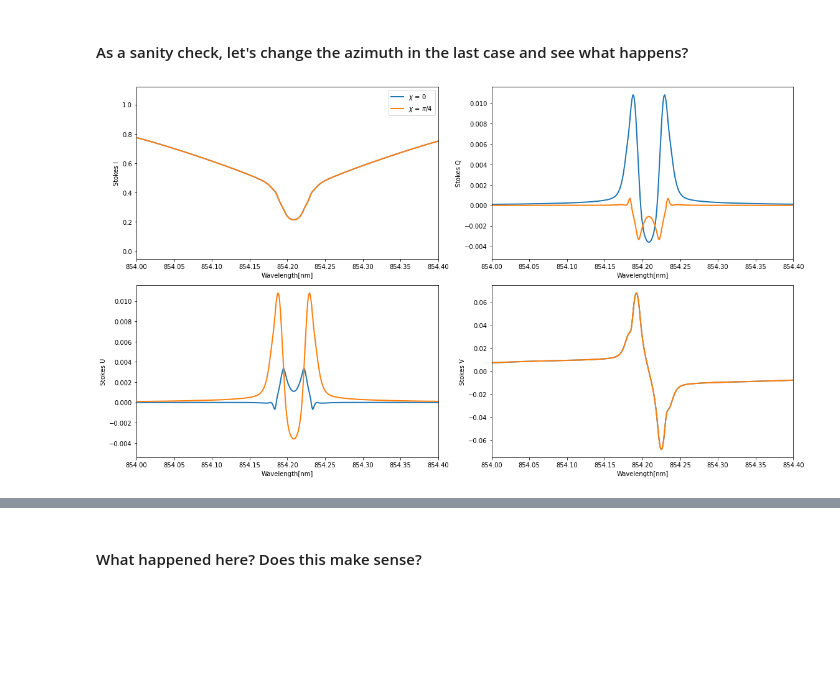
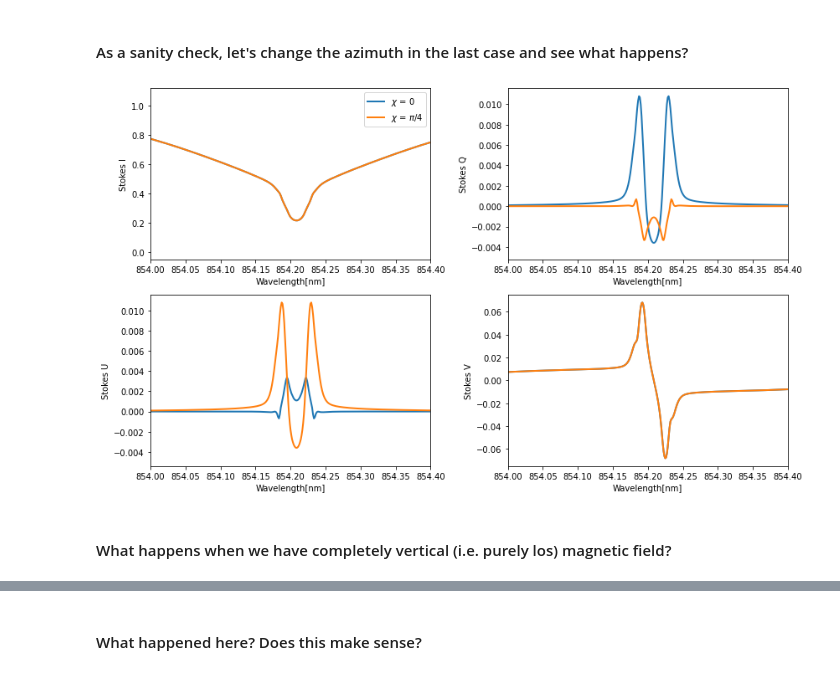
Before and after one commit to ivanzmilic/dkist_workshop_4, a Jupyter notebook: mag_field_influence.ipynb, the cells around one changed output, grey strips where cells are left out. Cells and saved outputs as stored; diff of their text form; code cells hidden in the pictures; blank space fills up the shorter version.

```diff
--- a/mag_field_influence.ipynb
+++ b/mag_field_influence.ipynb
@@ -296,37 +299,39 @@ V3=np.copy(falc.rays[0].V)
 # %%
 norm = 4E-8
 # Now we are going to need a 2x2 spectrum
-plt.figure(figsize=[16,9])
+plt.figure(figsize=[12,7])
 plt.subplot(221)
 plt.plot(waves2,I2/norm,linewidth=2.0,label='$\chi$ = 0')
 plt.plot(waves3,I3/norm,linewidth=2.0,label='$\chi$ = $\pi/4$')
 plt.xlabel("Wavelength[nm]")
 plt.ylabel('Stokes I')
 plt.legend()
 plt.xlim([854.0,854.4])
 #plt.xlim([655.9,656.7])
 plt.subplot(222)
 plt.plot(waves2,Q2/norm,linewidth=2.0,label='$\chi$ = 0')
 plt.plot(waves3,Q3/norm,linewidth=2.0,label='$\chi$ = $\pi/4$')
 plt.xlabel("Wavelength[nm]")
 plt.ylabel('Stokes Q')
 plt.xlim([854.0,854.4])
 #plt.xlim([655.9,656.7])
 plt.subplot(223)
 plt.plot(waves2,U2/norm,linewidth=2.0,label='$\chi$ = 0')
 plt.plot(waves3,U3/norm,linewidth=2.0,label='$\chi$ = $\pi/4$')
 plt.xlabel("Wavelength[nm]")
 plt.ylabel('Stokes U')
 plt.xlim([854.0,854.4])
 #plt.xlim([655.9,656.7])
 plt.subplot(224)
 plt.plot(waves2,V2/norm,linewidth=2.0,label='$\chi$ = 0')
 plt.plot(waves3,V3/norm,linewidth=2.0,label='$\chi$ = $\pi/4$')
 plt.xlabel("Wavelength[nm]")
 plt.ylabel('Stokes V')
 plt.xlim([854.0,854.4])
 #plt.xlim([655.9,656.7])
 
 plt.tight_layout()
 # %% [output]
-[figure, old version]
+[figure, new version]
+# %% [markdown]
+#### What happens when we have completely vertical (i.e. purely los) magnetic field?
```
Also changed, not shown: parts of 19 cells of this notebook.
